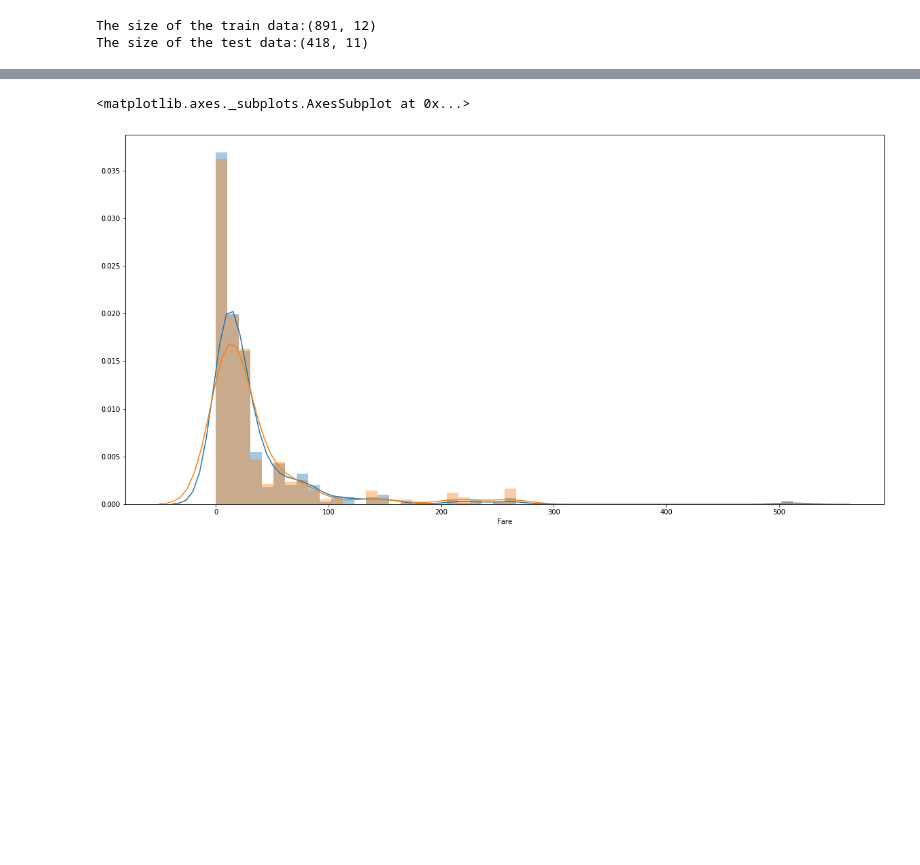
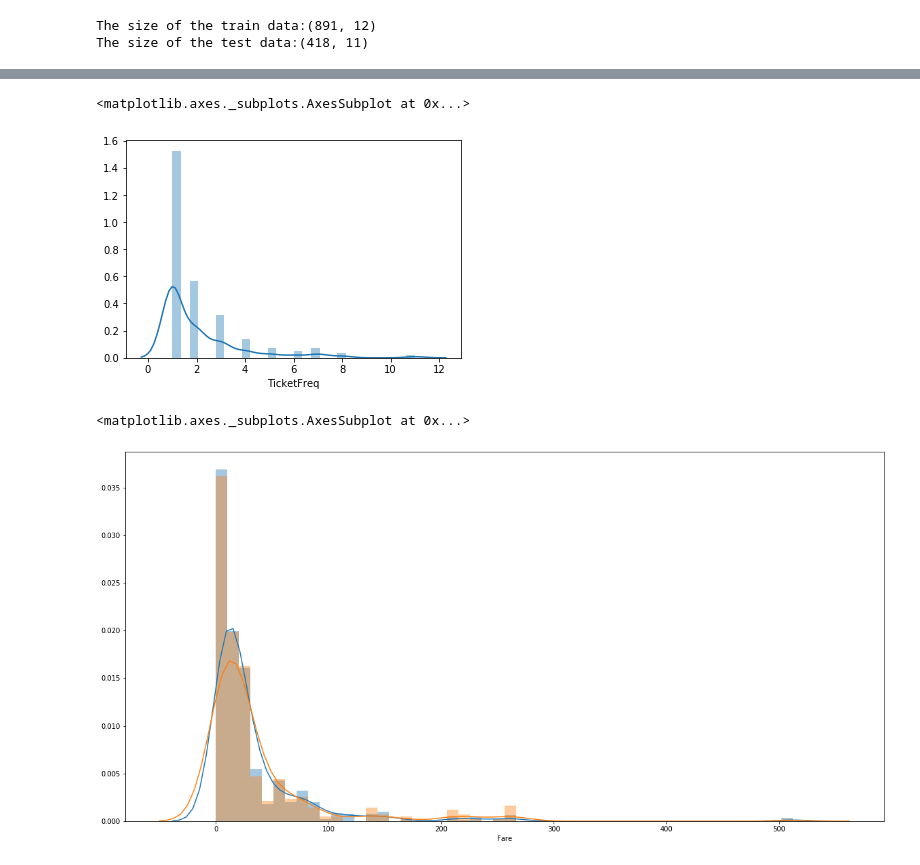
Before and after one commit to yolo-kiyoshi/kaggle_sample, a Jupyter notebook: titanic/notebook/ja-plot.ipynb, the cells around one changed output, grey strips where cells are left out. Saved outputs shown, nothing was run; the diff lists cells and outputs as text; code cells hidden in the pictures; blank space fills up the shorter version.

```diff
--- a/titanic/notebook/ja-plot.ipynb
+++ b/titanic/notebook/ja-plot.ipynb
@@ -5,8 +5,8 @@ import numpy as np
 import matplotlib.pyplot as plt
 import seaborn as sns
 # %%
-train_raw = pd.read_csv('../data/processed/train.csv') #学習データ
-test_raw = pd.read_csv('../data/processed/test.csv') #テストデータ
+train_raw = pd.read_csv('../data/raw//train.csv') #学習データ
+test_raw = pd.read_csv('../data/raw/test.csv') #テストデータ
 print('The size of the train data:' + str(train_raw.shape))
 print('The size of the test data:' + str(test_raw.shape))
 # %% [output]
@@ -61,3 +67,12 @@ Name: Ticket, dtype: int64
+# %%
+# Ticket頻度
+alldata.loc[:, 'TicketFreq'] = alldata.groupby(['Ticket'])['PassengerId'].transform('count')
+# %%
+import seaborn as sns
+sns.distplot(alldata.TicketFreq)
+# %% [output]
+<matplotlib.axes._subplots.AxesSubplot at 0x...>
+[figure, added]
 # %%
 # テストデータの敬称(honorific)を抽出
 alldata['honorific'] = alldata['Name'].map(lambda x: x.split(', ')[1].split('. ')[0])
```
Also changed, not shown: parts of 32 cells of this notebook.
